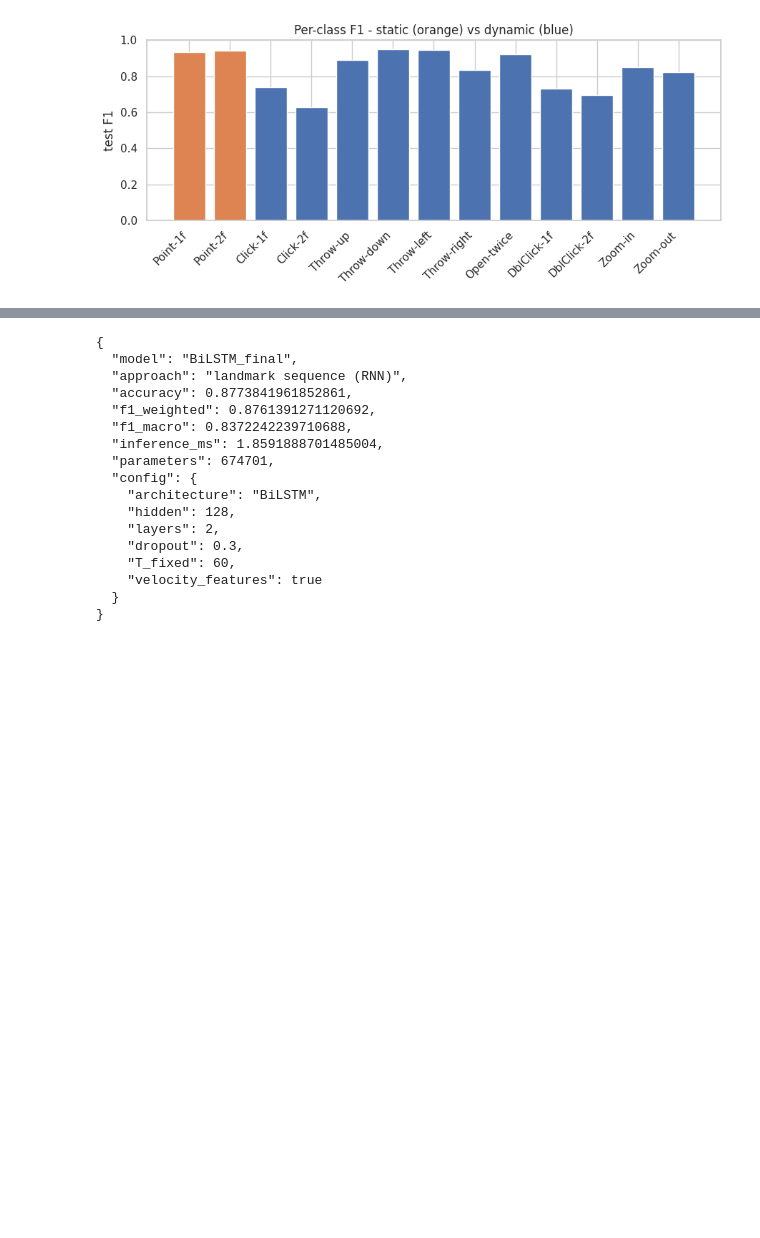
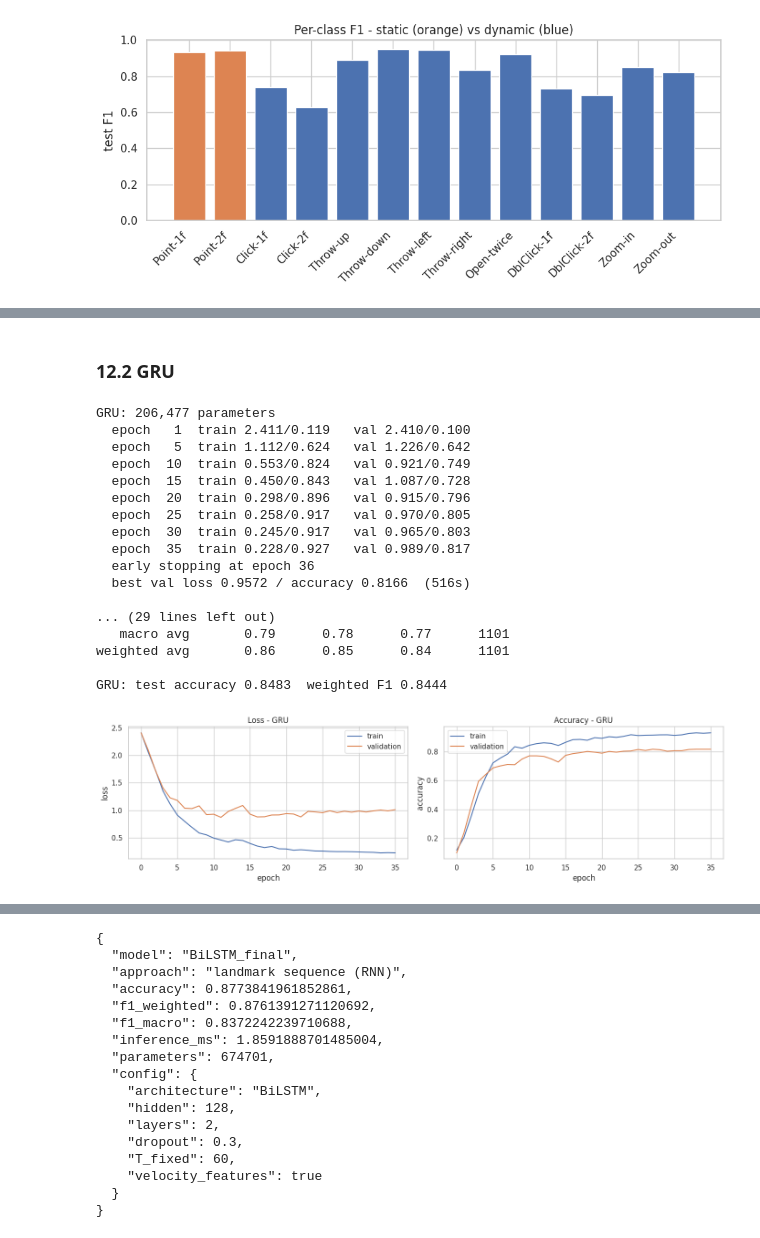
Before and after one commit to lanamatic/video-hand-gesture-recognition, a Jupyter notebook: notebooks/lstm_models.ipynb, the cells around one changed output, grey strips where cells are left out. Cells and saved outputs as stored; diff of their text form; code cells hidden in the pictures; blank space fills up the shorter version.

```diff
--- a/notebooks/lstm_models.ipynb
+++ b/notebooks/lstm_models.ipynb
@@ -668,0 +841,24 @@ static   0.938  0.933  0.943      2
+# %% [markdown]
+### 12.2 GRU
+# %%
+res_gru = train_and_evaluate('GRU')
+plot_curves(res_gru['history'], 'GRU')
+# %% [output]
+GRU: 206,477 parameters
+  epoch   1  train 2.411/0.119   val 2.410/0.100
+  epoch   5  train 1.112/0.624   val 1.226/0.642
+  epoch  10  train 0.553/0.824   val 0.921/0.749
+  epoch  15  train 0.450/0.843   val 1.087/0.728
+  epoch  20  train 0.298/0.896   val 0.915/0.796
+  epoch  25  train 0.258/0.917   val 0.970/0.805
+  epoch  30  train 0.245/0.917   val 0.965/0.803
+  epoch  35  train 0.228/0.927   val 0.989/0.817
+  early stopping at epoch 36
+  best val loss 0.9572 / accuracy 0.8166  (516s)
+
+... (29 lines left out)
+   macro avg       0.79      0.78      0.77      1101
+weighted avg       0.86      0.85      0.84      1101
+
+GRU: test accuracy 0.8483  weighted F1 0.8444
+[figure, added]
```
Also changed, not shown: parts of 27 cells of this notebook, 12 other files.
